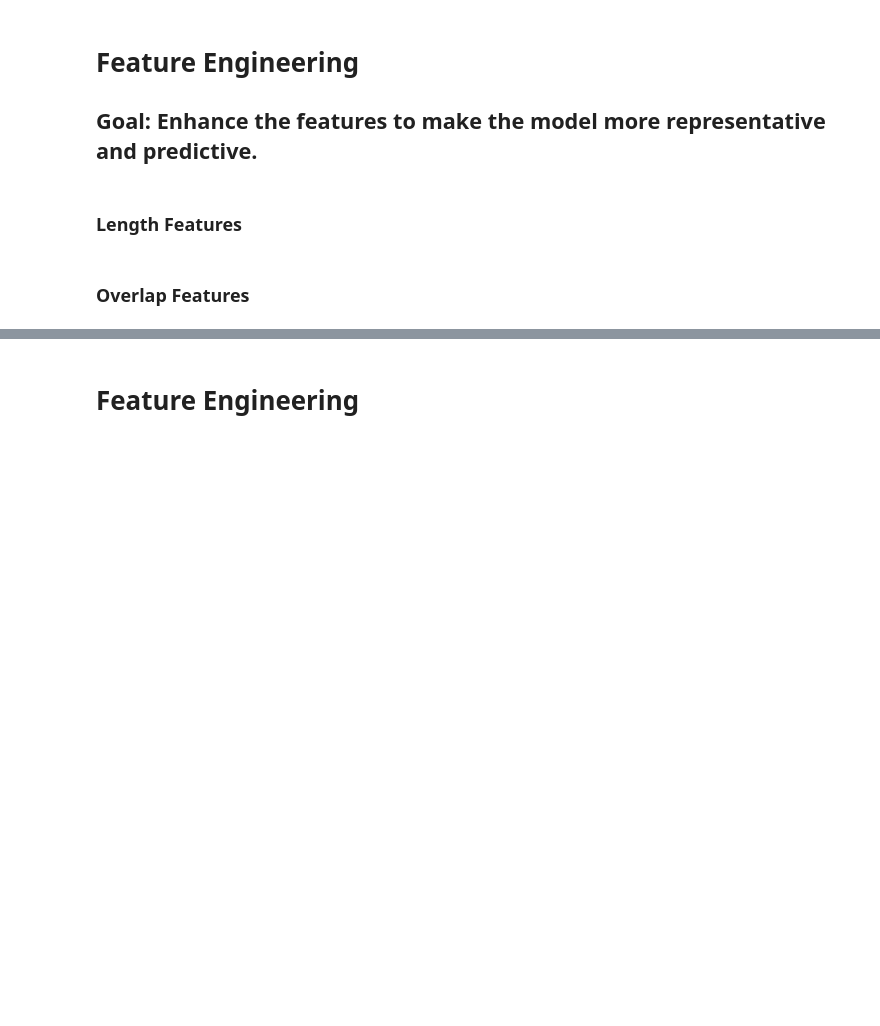
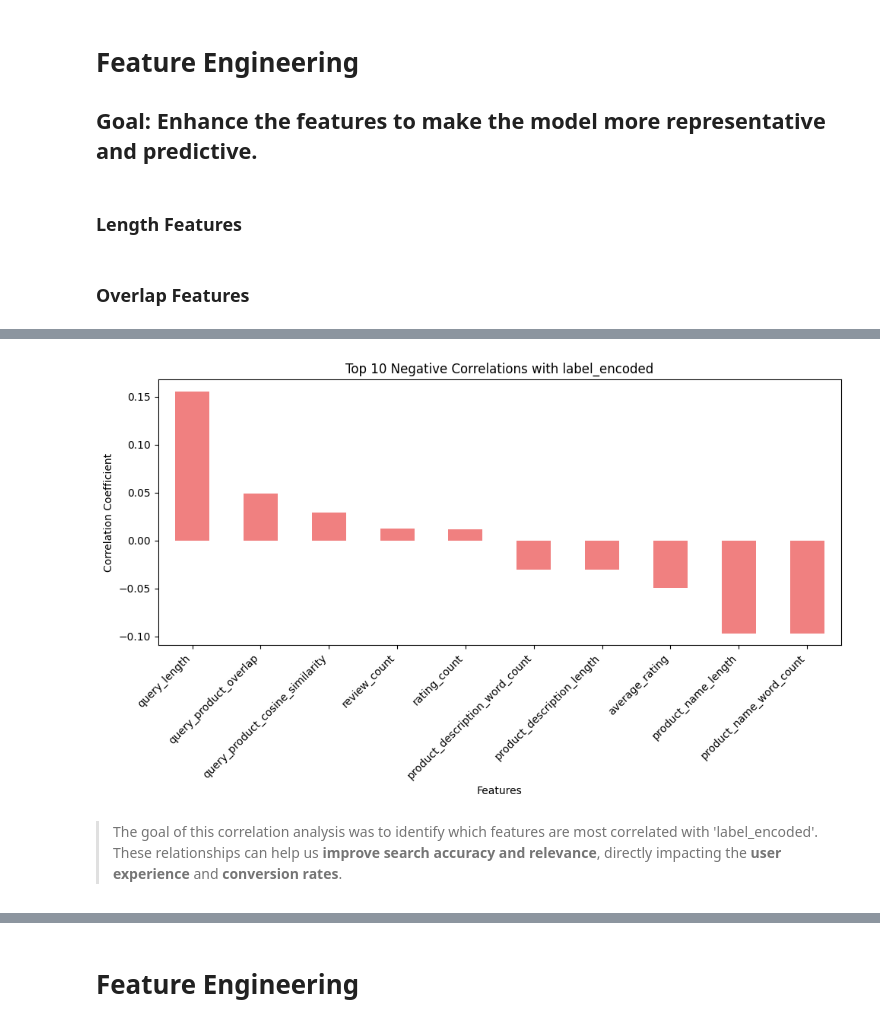
Before and after one commit to cody-mckeon/Search_Relevance, a Jupyter notebook: search_relevance.ipynb, the cells around one changed output, grey strips where cells are left out. Saved outputs shown, nothing was run; the diff lists cells and outputs as text; code cells hidden in the pictures; blank space fills up the shorter version.

```diff
--- a/search_relevance.ipynb
+++ b/search_relevance.ipynb
@@ -420,0 +567,16 @@ fe_merged_df['query_product_overlap'] = merged_df.apply(lambda x: count_common_w
+# %%
+# Bar plot for top 10 negatively correlated features
+plt.figure(figsize=(10, 6))
+top_negative_correlations.plot(kind='bar', color='lightcoral')
+plt.title('Top 10 Negative Correlations with label_encoded')
+plt.xlabel('Features')
+plt.ylabel('Correlation Coefficient')
+plt.xticks(rotation=45, ha='right')
+plt.tight_layout()
+plt.show()
+# %% [output]
+[figure, added]
+# %% [markdown]
+
+
+> The goal of this correlation analysis was to identify which features are most correlated with 'label_encoded'. These relationships can help us **improve search accuracy and relevance**, directly impacting the **user experience** and **conversion rates**.
```
Also changed, not shown: parts of 37 cells of this notebook.
